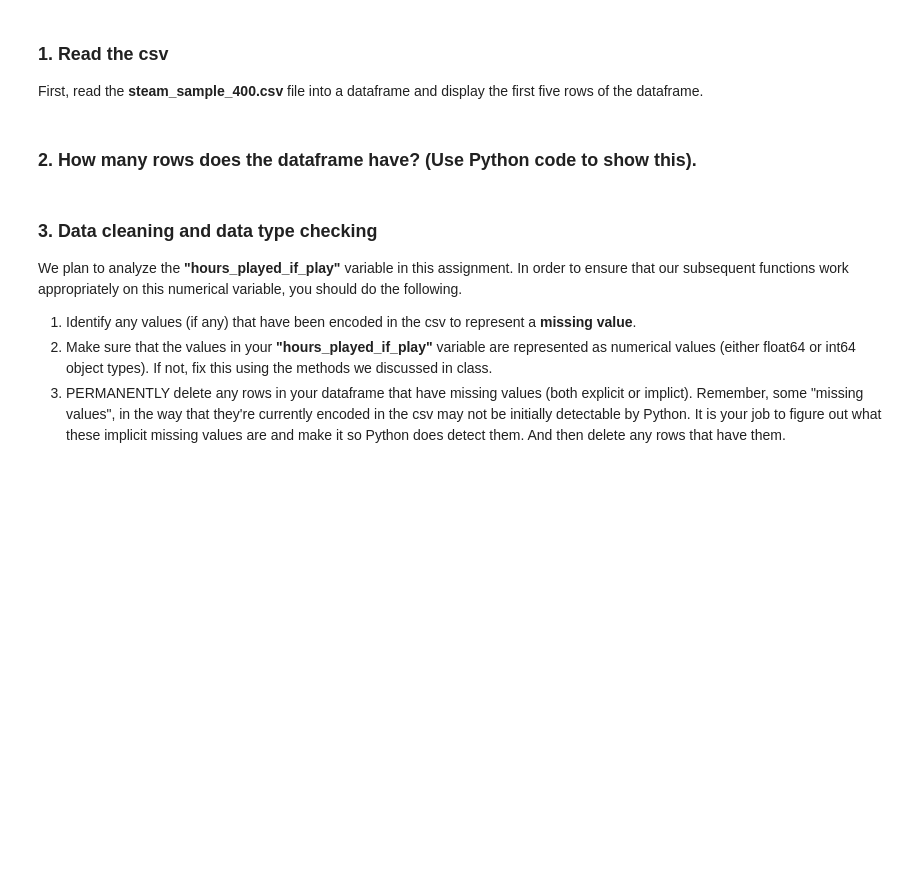
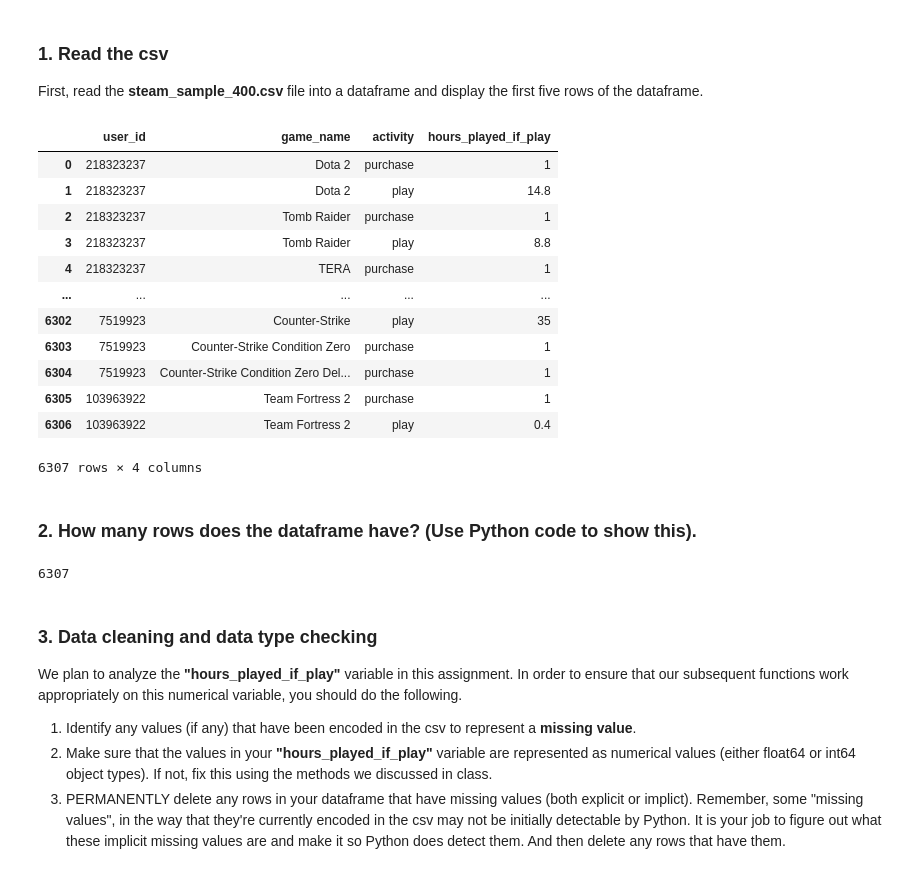
Before and after one commit to ryguy2k4/stat207, a Jupyter notebook: lab_02/lab_02_individual.ipynb, the cells around one changed output. Saved outputs shown, nothing was run; the diff lists cells and outputs as text; code cells hidden in the pictures; blank space fills up the shorter version.

```diff
--- a/lab_02/lab_02_individual.ipynb
+++ b/lab_02/lab_02_individual.ipynb
@@ -145,8 +150,29 @@ demo_df.shape[1]
 # %% [markdown]
 ### 1. Read the csv
 First, read the **steam_sample_400.csv** file into a dataframe and display the first five rows of the dataframe.
+# %%
+df = pd.read_csv("steam_sample_400.csv")
+df
+# %% [output]
+|  | user_id | game_name | activity | hours_played_if_play |
+| 0 | 218323237 | Dota 2 | purchase | 1 |
+| 1 | 218323237 | Dota 2 | play | 14.8 |
+| 2 | 218323237 | Tomb Raider | purchase | 1 |
+| 3 | 218323237 | Tomb Raider | play | 8.8 |
+| 4 | 218323237 | TERA | purchase | 1 |
+| ... | ... | ... | ... | ... |
+| 6302 | 7519923 | Counter-Strike | play | 35 |
+| 6303 | 7519923 | Counter-Strike Condition Zero | purchase | 1 |
+| 6304 | 7519923 | Counter-Strike Condition Zero Del... | purchase | 1 |
+| 6305 | 103963922 | Team Fortress 2 | purchase | 1 |
+| 6306 | 103963922 | Team Fortress 2 | play | 0.4 |
+6307 rows × 4 columns
 # %% [markdown]
 ### 2. How many rows does the dataframe have? (Use Python code to show this).
+# %%
+df.shape[0]
+# %% [output]
+6307
 # %% [markdown]
 ### 3. Data cleaning and data type checking
 
```
Also changed, not shown: parts of 19 cells of this notebook, 1 other file.
